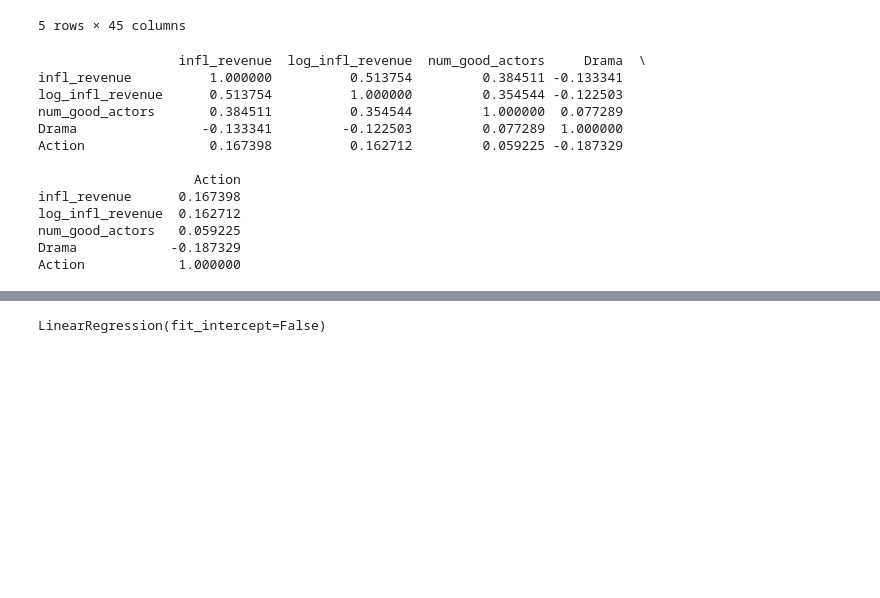
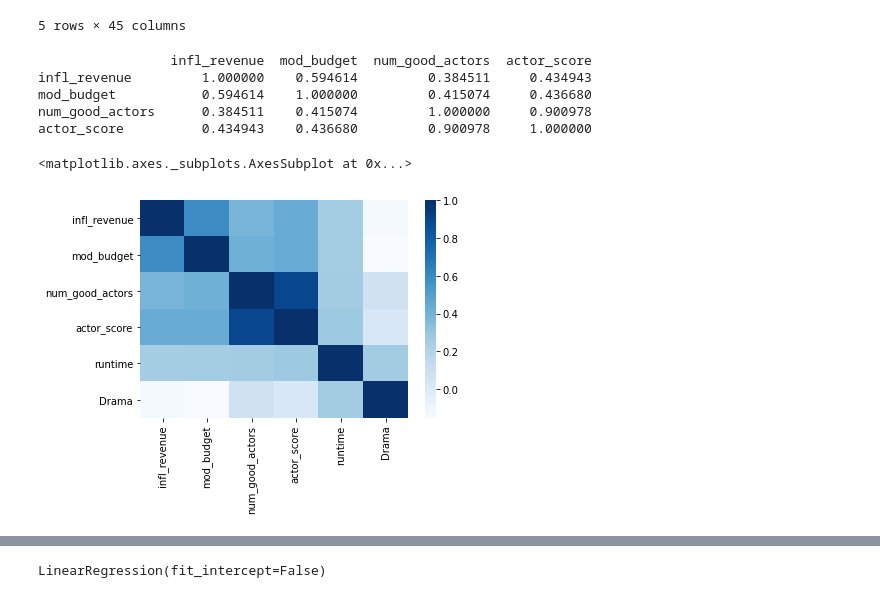
Before and after one commit to breebhu/ErdosProject, a Jupyter notebook: DataCleaning.ipynb, the cells around one changed output, grey strips where cells are left out. Saved outputs shown, nothing was run; the diff lists cells and outputs as text; code cells hidden in the pictures; blank space fills up the shorter version.

```diff
--- a/DataCleaning.ipynb
+++ b/DataCleaning.ipynb
@@ -247,3 +247,5 @@ for j in mov_train.index:
     for actor in set_actors:
         if actor in good_actors['name'].values:
             mov_train.loc[j,'num_good_actors'] = mov_train.loc[j,'num_good_actors'] + 1
+# %%
+mov_train['actor_score']=0
@@ -249,0 +272,12 @@ for j in mov_train.index:
+# %%
+for j in mov_train.index:
+    set_actors=set()
+    item = mov_train.loc[j,'cast']
+    if(type(item)==str):
+        x=re.finditer("(\'name\':\s\')(?P<name>[\w\.\s]*)(?=\')",item)
+        for s in x:
+            set_actors.add(s.groupdict()['name'])
+    for actor in set_actors:
+        if actor in actors['name'].values:
+            mov_train.loc[j,'actor_score'] = mov_train.loc[j,'actor_score'] + actors[actors.name ==actor].Score.iloc[0]
+mov_train.head()
@@ -295,22 +357,19 @@ mov_train.head()
 | 4 | 0 | [{'id': 28, 'name': 'Action'}, {'... | tt1380152 | ko | 마린보이 | 1.148070 | NaN | ... |
 5 rows × 45 columns
 # %%
-corr_matrix6 = mov_train[['infl_revenue','log_infl_revenue','num_good_actors','Drama','Action']].corr()
+corr_matrix6 = mov_train[['infl_revenue','mod_budget','num_good_actors','actor_score']].corr()
 print(corr_matrix6)
 # %% [output]
-                  infl_revenue  log_infl_revenue  num_good_actors     Drama  \
-infl_revenue          1.000000          0.513754         0.384511 -0.133341
-log_infl_revenue      0.513754          1.000000         0.354544 -0.122503
-num_good_actors       0.384511          0.354544         1.000000  0.077289
-Drama                -0.133341         -0.122503         0.077289  1.000000
-Action                0.167398          0.162712         0.059225 -0.187329
-
-                    Action
-infl_revenue      0.167398
-log_infl_revenue  0.162712
-num_good_actors   0.059225
-Drama            -0.187329
-Action            1.000000
+                 infl_revenue  mod_budget  num_good_actors  actor_score
+infl_revenue         1.000000    0.594614         0.384511     0.434943
+mod_budget           0.594614    1.000000         0.415074     0.436680
+num_good_actors      0.384511    0.415074         1.000000     0.900978
+actor_score          0.434943    0.436680         0.900978     1.000000
+# %%
+sns.heatmap(mov_train[['infl_revenue','mod_budget','num_good_actors','actor_score','runtime','Drama']].corr(),cmap='Blues')
+# %% [output]
+<matplotlib.axes._subplots.AxesSubplot at 0x...>
+[figure, added]
 # %%
 mov_train['phony']= 1
 # %%
```
Also changed, not shown: parts of 32 cells of this notebook.
